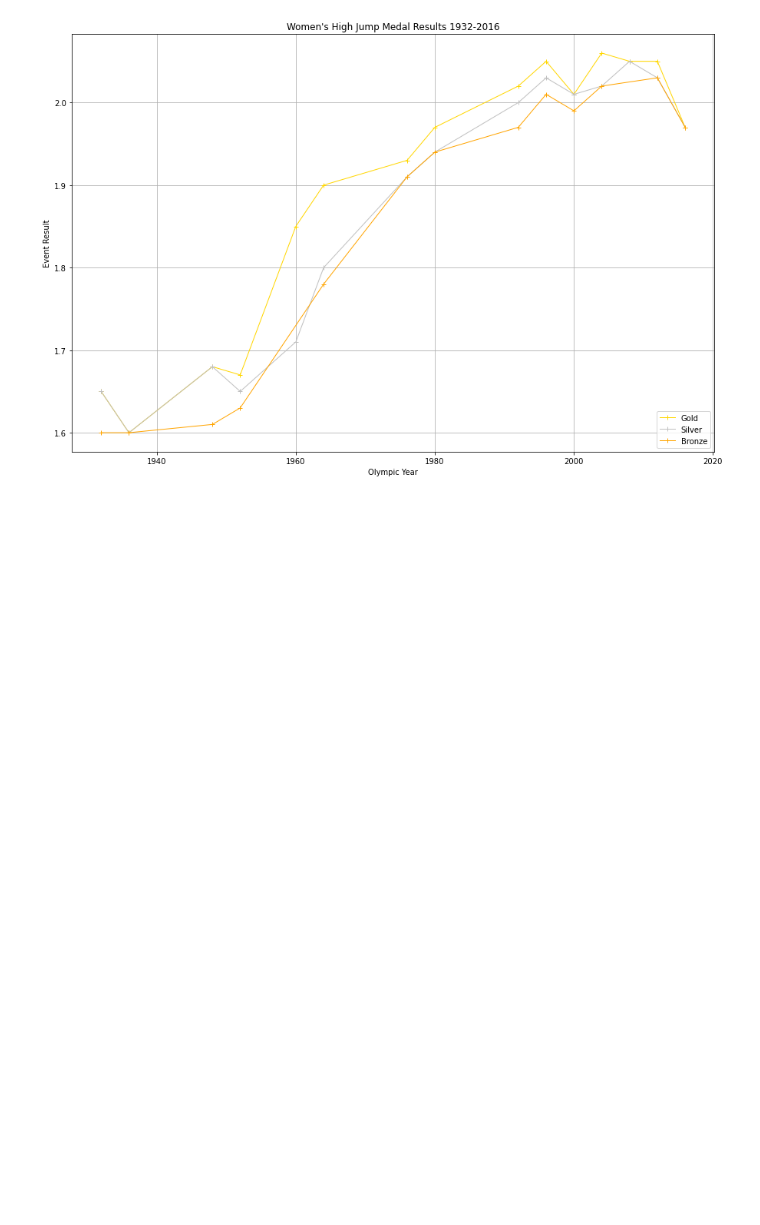
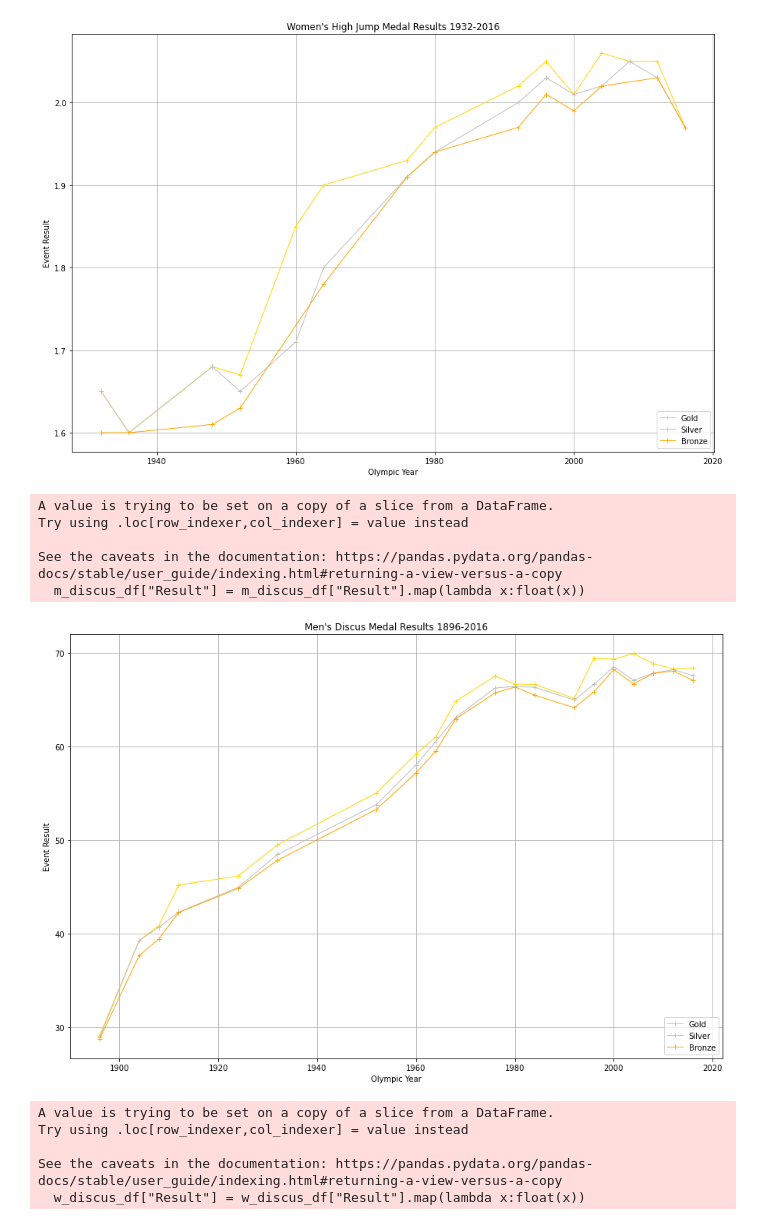
Before and after one commit to dstagner63/Project1, a Jupyter notebook: master_file.ipynb, the cells around one changed output. Saved outputs shown, nothing was run; the diff lists cells and outputs as text; code cells hidden in the pictures; blank space fills up the shorter version.

Commit message:
Plot all events

```diff
--- a/master_file.ipynb
+++ b/master_file.ipynb
@@ -93,3 +93,46 @@ Try using .loc[row_indexer,col_indexer] = value instead
 See the caveats in the documentation: https://pandas.pydata.org/pandas-docs/stable/user_guide/indexing.html#returning-a-view-versus-a-copy
   w_highjump_df["Result"] = w_highjump_df["Result"].map(lambda x:float(x))
 [figure]
+# %%
+# Plot the results for Mens Discus
+#Change result value into numberic value using lambda and then group by year
+m_discus_df["Result"] = m_discus_df["Result"].map(lambda x:float(x))
+m_discus_gb = m_discus_df.groupby(['Year',"Medal"])["Result"].mean()
+# %% [output]
+A value is trying to be set on a copy of a slice from a DataFrame.
+Try using .loc[row_indexer,col_indexer] = value instead
+
+See the caveats in the documentation: https://pandas.pydata.org/pandas-docs/stable/user_guide/indexing.html#returning-a-view-versus-a-copy
+  m_discus_df["Result"] = m_discus_df["Result"].map(lambda x:float(x))
+# %%
+#Create dataframe to plot and reset index then create dataframes for each medal
+m_discus_plt_df = pd.DataFrame(m_discus_gb).reset_index()
+md_gold_df = m_discus_plt_df.loc[m_discus_plt_df["Medal"]=="G",["Year", "Result"]]
+md_silver_df = m_discus_plt_df.loc[m_discus_plt_df["Medal"]=="S",["Year", "Result"]]
+md_bronze_df = m_discus_plt_df.loc[m_discus_plt_df["Medal"]=="B",["Year", "Result"]]
+# %%
+#Plot the three medal reults to line graph and save file to output folder
+fig= plt.figure(figsize=(15,10))
+plt.plot(md_gold_df["Year"], md_gold_df["Result"], linewidth=1, marker="+", color="gold", label="Gold")
+plt.plot(md_silver_df["Year"], md_silver_df["Result"], linewidth=1, marker="+", color="silver", label="Silver")
+plt.plot(md_bronze_df["Year"], md_bronze_df["Result"], linewidth=1, marker="+", color="orange", label="Bronze")
+plt.grid()
+plt.legend(loc="lower right")
+plt.title("Men's Discus Medal Results 1896-2016")
+plt.xlabel("Olympic Year")
+plt.ylabel("Event Result")
+plt.savefig("Output/Men's Discus Medal Results 1896-2016.png")
+plt.show()
+# %% [output]
+[figure, added]
+# %%
+# Plot the results for Mens Discus
+#Change result value into numberic value using lambda and then group by year
+w_discus_df["Result"] = w_discus_df["Result"].map(lambda x:float(x))
+w_discus_gb = w_discus_df.groupby(['Year',"Medal"])["Result"].mean()
+# %% [output]
+A value is trying to be set on a copy of a slice from a DataFrame.
+Try using .loc[row_indexer,col_indexer] = value instead
+
+See the caveats in the documentation: https://pandas.pydata.org/pandas-docs/stable/user_guide/indexing.html#returning-a-view-versus-a-copy
+  w_discus_df["Result"] = w_discus_df["Result"].map(lambda x:float(x))
```
Also changed, not shown: parts of 20 cells of this notebook.
